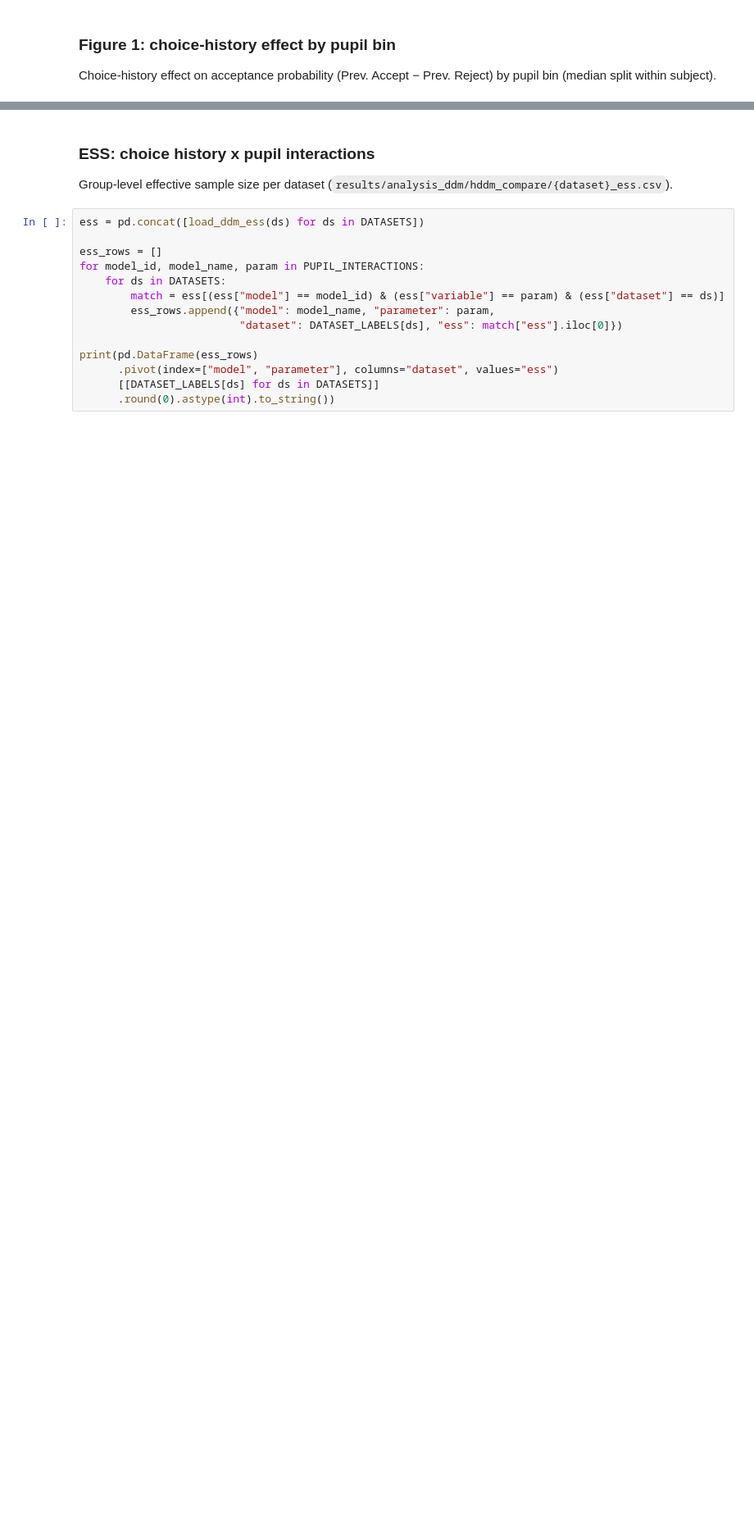
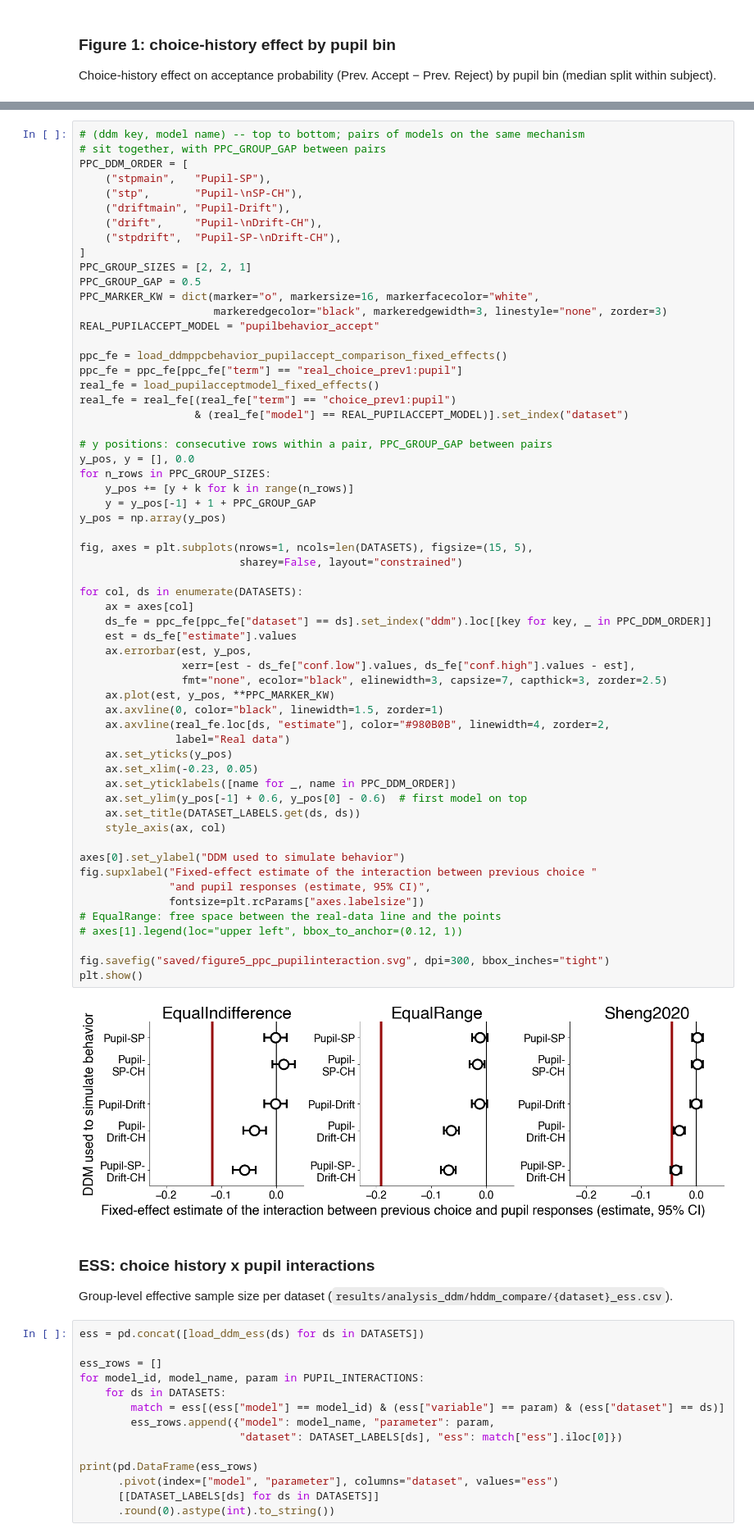
Before and after one commit to GusStgoReyes/riskhistory, a Jupyter notebook: figures_official/figure5.ipynb, the cells around one changed output, grey strips where cells are left out. Shown at 82% size. Drawn from its saved outputs; the diff is of its cells as text; blank space fills up the shorter version.

```diff
--- a/figures_official/figure5.ipynb
+++ b/figures_official/figure5.ipynb
@@ -233,3 +258,64 @@ plt.show()
+# %%
+# (ddm key, model name) -- top to bottom; pairs of models on the same mechanism
+# sit together, with PPC_GROUP_GAP between pairs
+PPC_DDM_ORDER = [
+    ("stpmain",   "Pupil-SP"),
+    ("stp",       "Pupil-\nSP-CH"),
+    ("driftmain", "Pupil-Drift"),
+    ("drift",     "Pupil-\nDrift-CH"),
+    ("stpdrift",  "Pupil-SP-\nDrift-CH"),
+]
+PPC_GROUP_SIZES = [2, 2, 1]
+PPC_GROUP_GAP = 0.5
+PPC_MARKER_KW = dict(marker="o", markersize=16, markerfacecolor="white",
+                     markeredgecolor="black", markeredgewidth=3, linestyle="none", zorder=3)
+REAL_PUPILACCEPT_MODEL = "pupilbehavior_accept"
+
+ppc_fe = load_ddmppcbehavior_pupilaccept_comparison_fixed_effects()
+ppc_fe = ppc_fe[ppc_fe["term"] == "real_choice_prev1:pupil"]
+real_fe = load_pupilacceptmodel_fixed_effects()
+real_fe = real_fe[(real_fe["term"] == "choice_prev1:pupil")
+                  & (real_fe["model"] == REAL_PUPILACCEPT_MODEL)].set_index("dataset")
+
+# y positions: consecutive rows within a pair, PPC_GROUP_GAP between pairs
+y_pos, y = [], 0.0
+for n_rows in PPC_GROUP_SIZES:
+    y_pos += [y + k for k in range(n_rows)]
+    y = y_pos[-1] + 1 + PPC_GROUP_GAP
+y_pos = np.array(y_pos)
+
+fig, axes = plt.subplots(nrows=1, ncols=len(DATASETS), figsize=(15, 5),
+                         sharey=False, layout="constrained")
+
+for col, ds in enumerate(DATASETS):
+    ax = axes[col]
+    ds_fe = ppc_fe[ppc_fe["dataset"] == ds].set_index("ddm").loc[[key for key, _ in PPC_DDM_ORDER]]
+    est = ds_fe["estimate"].values
+    ax.errorbar(est, y_pos,
+                xerr=[est - ds_fe["conf.low"].values, ds_fe["conf.high"].values - est],
+                fmt="none", ecolor="black", elinewidth=3, capsize=7, capthick=3, zorder=2.5)
+    ax.plot(est, y_pos, **PPC_MARKER_KW)
+    ax.axvline(0, color="black", linewidth=1.5, zorder=1)
+    ax.axvline(real_fe.loc[ds, "estimate"], color="#980B0B", linewidth=4, zorder=2,
+               label="Real data")
+    ax.set_yticks(y_pos)
+    ax.set_xlim(-0.23, 0.05)
+    ax.set_yticklabels([name for _, name in PPC_DDM_ORDER])
+    ax.set_ylim(y_pos[-1] + 0.6, y_pos[0] - 0.6)  # first model on top
+    ax.set_title(DATASET_LABELS.get(ds, ds))
+    style_axis(ax, col)
+
+axes[0].set_ylabel("DDM used to simulate behavior")
+fig.supxlabel("Fixed-effect estimate of the interaction between previous choice "
+              "and pupil responses (estimate, 95% CI)",
+              fontsize=plt.rcParams["axes.labelsize"])
+# EqualRange: free space between the real-data line and the points
+# axes[1].legend(loc="upper left", bbox_to_anchor=(0.12, 1))
+
+fig.savefig("saved/figure5_ppc_pupilinteraction.svg", dpi=300, bbox_inches="tight")
+plt.show()
+# %% [output]
+[figure, added]
 # %% [markdown]
 ### ESS: choice history x pupil interactions
 Group-level effective sample size per dataset (`results/analysis_ddm/hddm_compare/{dataset}_ess.csv`).
```
Also changed, not shown: parts of 12 cells of this notebook, 25 other files.
